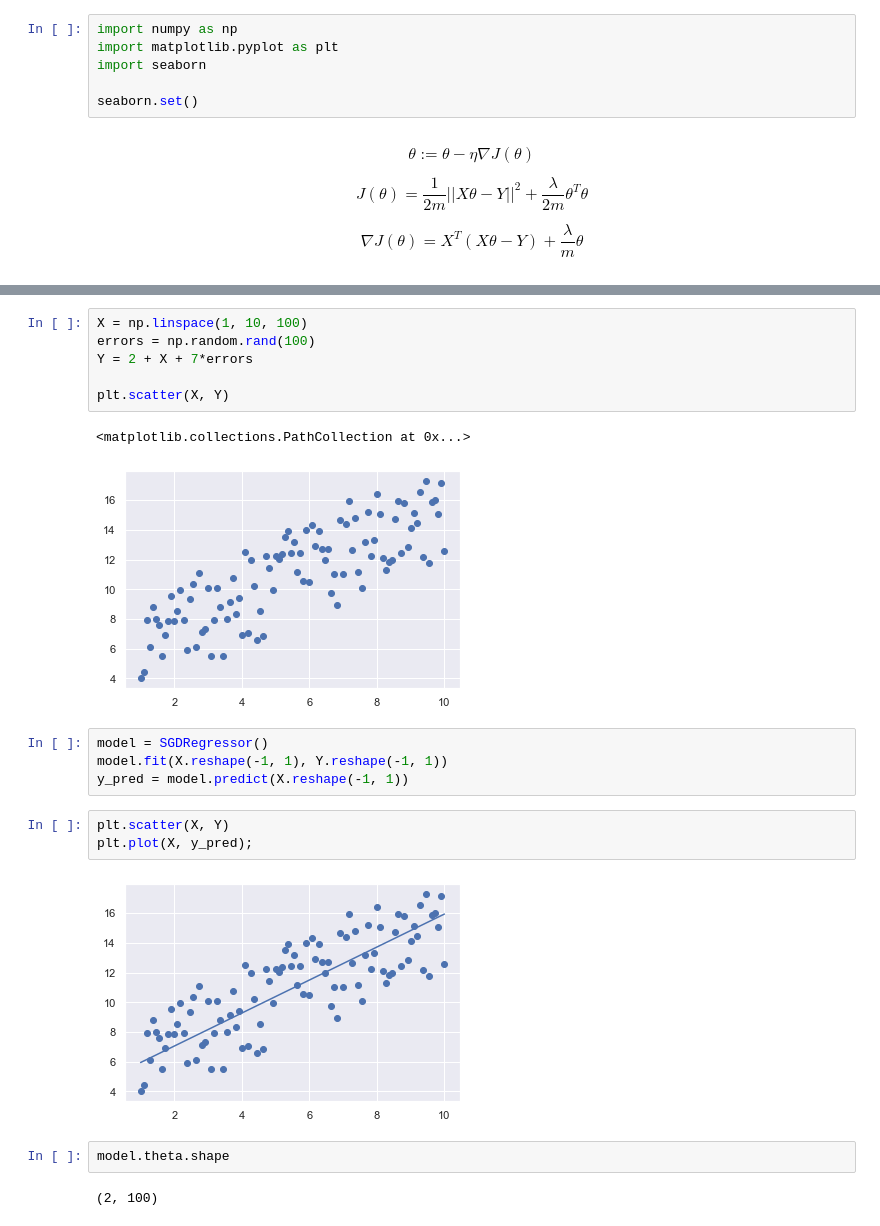
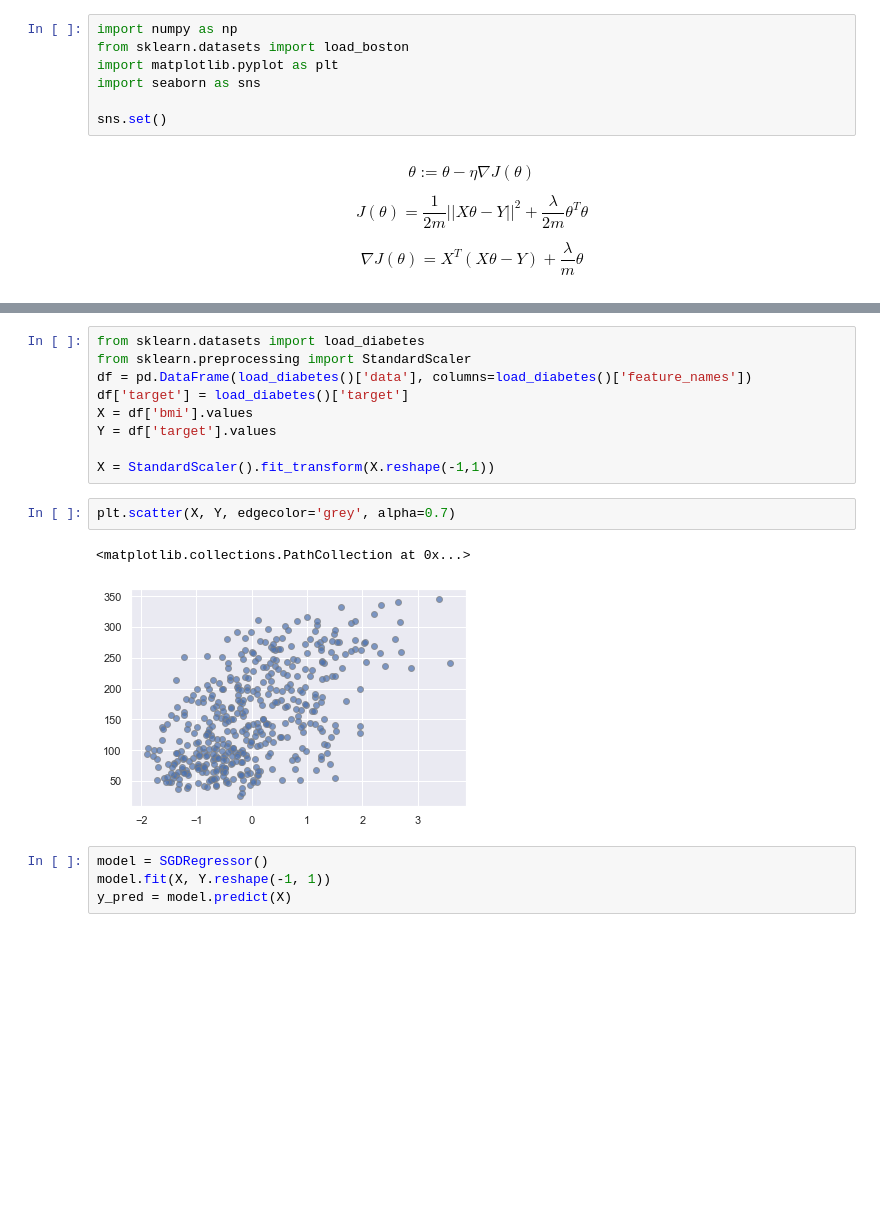
Before and after one commit to Bounty1993/ML-Algorithms-From-Scratch, a Jupyter notebook: linear_models/SGD.ipynb, the cells around one changed output, grey strips where cells are left out. Cells and saved outputs as stored; diff of their text form; blank space fills up the shorter version.

Commit message:
working SGD with charts

```diff
--- a/linear_models/SGD.ipynb
+++ b/linear_models/SGD.ipynb
@@ -1,9 +1,10 @@
 # %%
 import numpy as np
+from sklearn.datasets import load_boston
 import matplotlib.pyplot as plt
-import seaborn
+import seaborn as sns
 
-seaborn.set()
+sns.set()
 # %% [markdown]
 \begin{equation*}
 \theta := \theta - \eta\nabla J(\theta)
@@ -75,25 +95,21 @@ class SGDRegressor:
         if self.fit_intercept:
             X = self._add_intercept(X)
         return np.dot(X, self.theta)
-# %%
-X = np.linspace(1, 10, 100)
-errors = np.random.rand(100)
-Y = 2 + X + 7*errors
-
-plt.scatter(X, Y)
-# %% [output]
-<matplotlib.collections.PathCollection at 0x...>
-[figure, removed]
+# %%
+from sklearn.datasets import load_diabetes
+from sklearn.preprocessing import StandardScaler
+df = pd.DataFrame(load_diabetes()['data'], columns=load_diabetes()['feature_names'])
+df['target'] = load_diabetes()['target']
+X = df['bmi'].values
+Y = df['target'].values
+
+X = StandardScaler().fit_transform(X.reshape(-1,1))
+# %%
+plt.scatter(X, Y, edgecolor='grey', alpha=0.7)
+# %% [output]
+<matplotlib.collections.PathCollection at 0x...>
+[figure, added]
 # %%
 model = SGDRegressor()
-model.fit(X.reshape(-1, 1), Y.reshape(-1, 1))
-y_pred = model.predict(X.reshape(-1, 1))
+model.fit(X, Y.reshape(-1, 1))
+y_pred = model.predict(X)
-# %%
-plt.scatter(X, Y)
-plt.plot(X, y_pred);
-# %% [output]
-[figure, removed]
-# %%
-model.theta.shape
-# %% [output]
-(2, 100)
```
Also changed, not shown: parts of 3 cells of this notebook.
